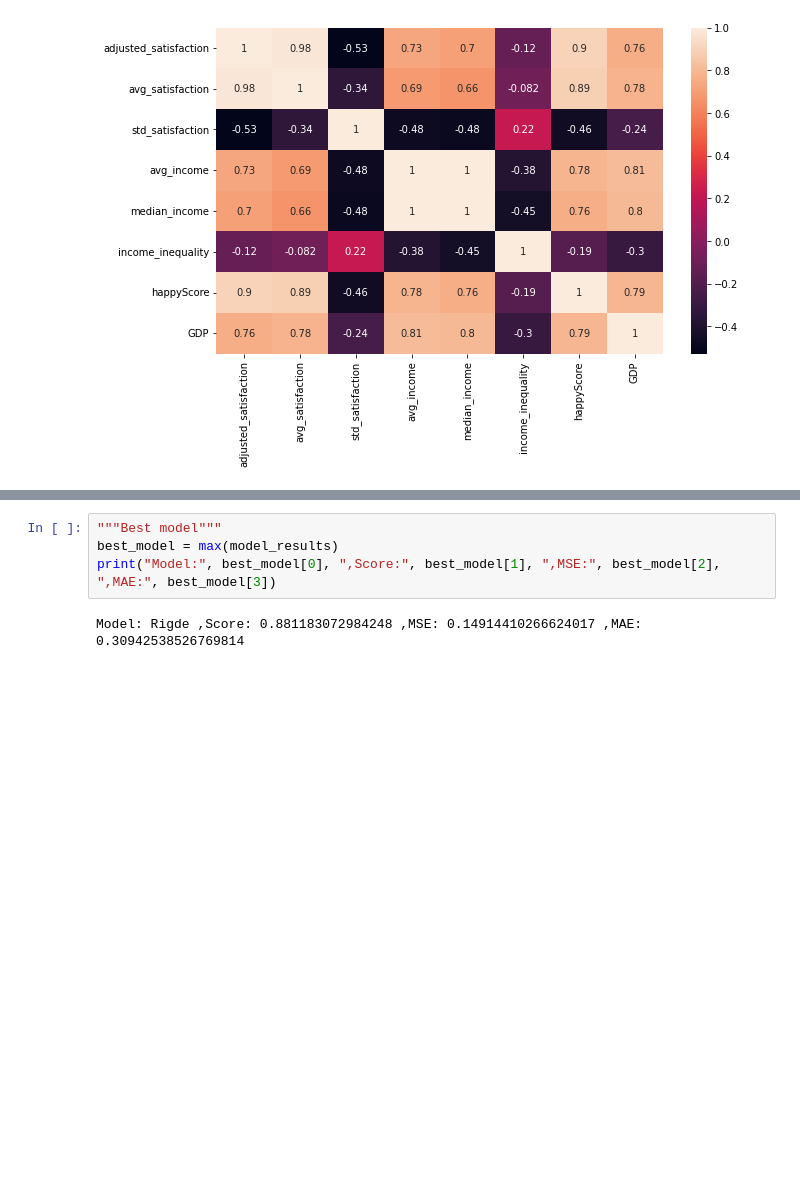
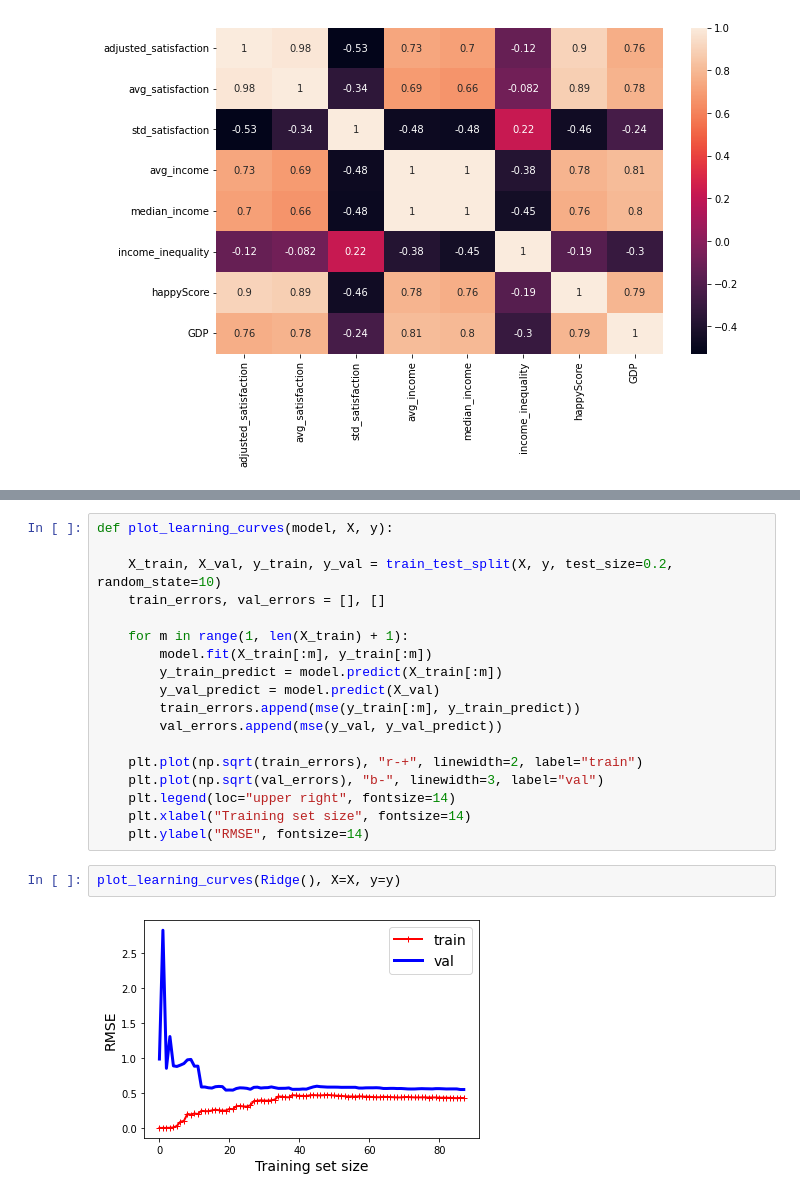
Before and after one commit to codelock54/Happiness-Rank-2015, a Jupyter notebook: Predicting Happy_Score.ipynb, the cells around one changed output, grey strips where cells are left out. Drawn from its saved outputs; the diff is of its cells as text; blank space fills up the shorter version.

```diff
--- a/Predicting Happy_Score.ipynb
+++ b/Predicting Happy_Score.ipynb
@@ -246,9 +248,25 @@ Decs_tree: 0.713259, 0.359930, 0.461304
-# %%
-"""Best model"""
-best_model = max(model_results)
-print("Model:", best_model[0], ",Score:", best_model[1], ",MSE:", best_model[2], ",MAE:", best_model[3])
-# %% [output]
-Model: Rigde ,Score: 0.881183072984248 ,MSE: 0.14914410266624017 ,MAE: 0.30942538526769814
+# %%
+def plot_learning_curves(model, X, y):
+
+    X_train, X_val, y_train, y_val = train_test_split(X, y, test_size=0.2, random_state=10)
+    train_errors, val_errors = [], []
+
+    for m in range(1, len(X_train) + 1):
+        model.fit(X_train[:m], y_train[:m])
+        y_train_predict = model.predict(X_train[:m])
+        y_val_predict = model.predict(X_val)
+        train_errors.append(mse(y_train[:m], y_train_predict))
+        val_errors.append(mse(y_val, y_val_predict))
+
+    plt.plot(np.sqrt(train_errors), "r-+", linewidth=2, label="train")
+    plt.plot(np.sqrt(val_errors), "b-", linewidth=3, label="val")
+    plt.legend(loc="upper right", fontsize=14)
+    plt.xlabel("Training set size", fontsize=14)
+    plt.ylabel("RMSE", fontsize=14)
+# %%
+plot_learning_curves(Ridge(), X=X, y=y)
+# %% [output]
+[figure, added]
 # %%
 """Save model"""
 #import joblib
```
Also changed, not shown: parts of 7 cells of this notebook.
